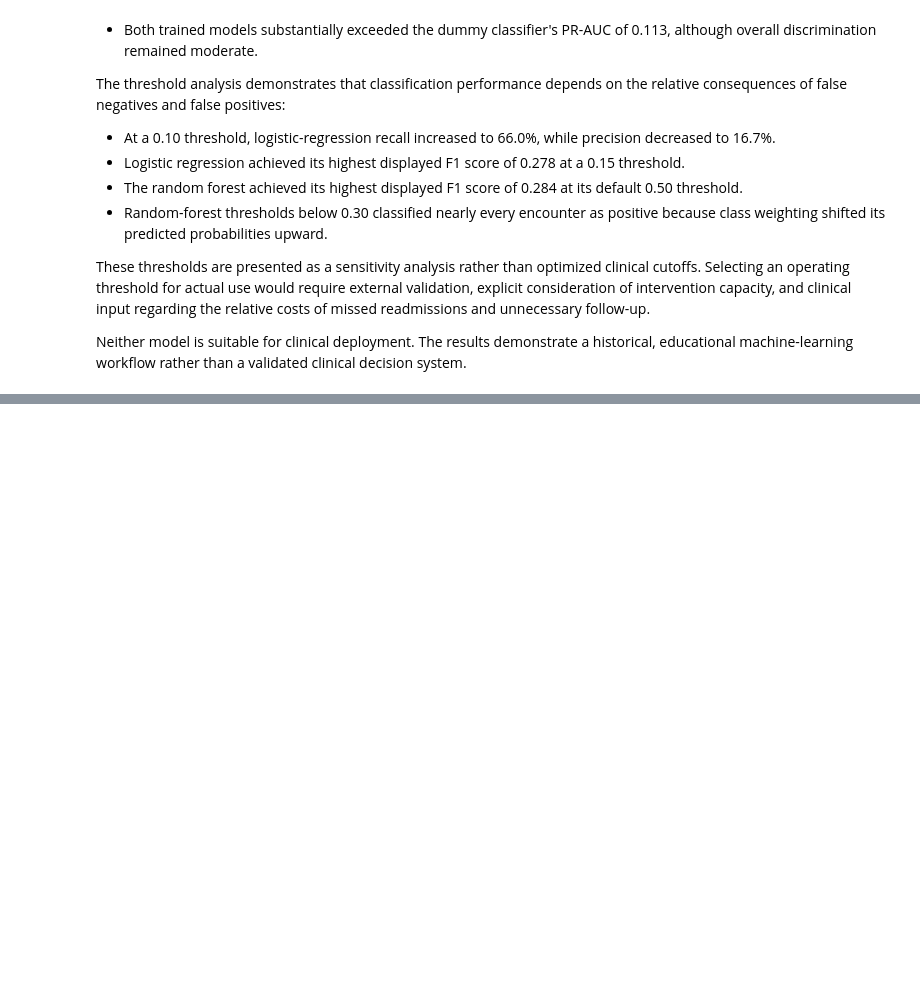
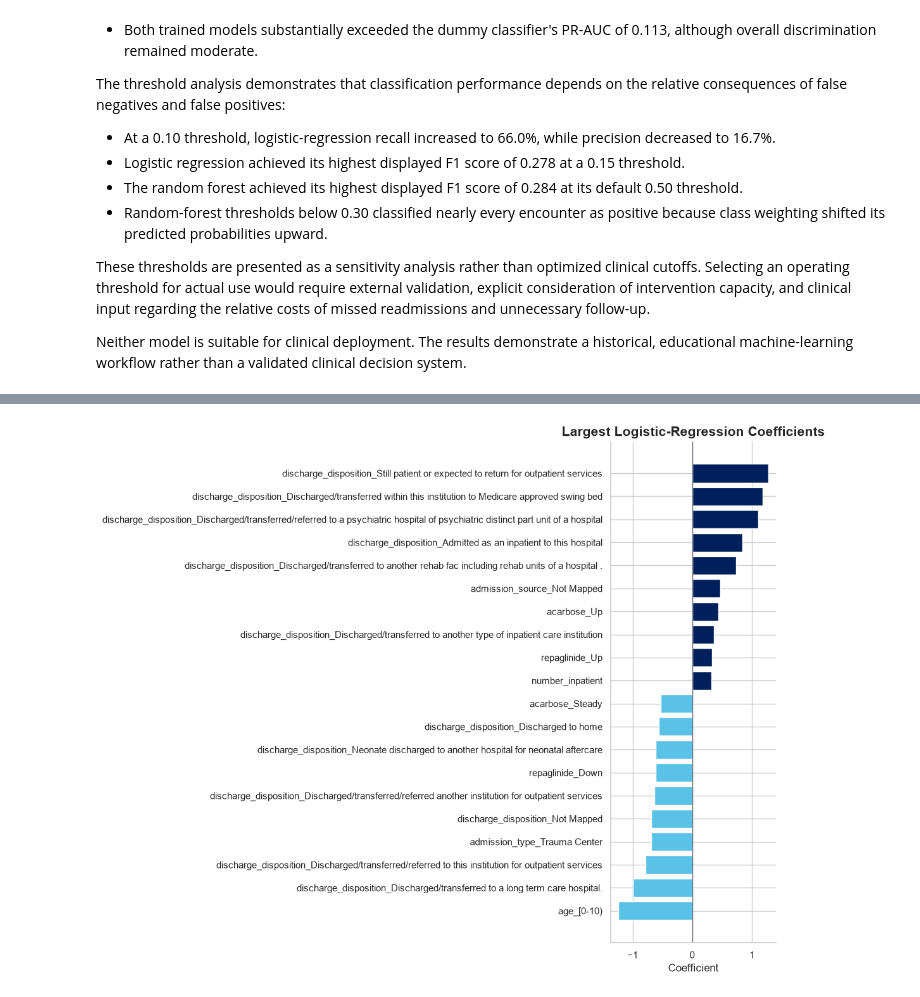
Before and after one commit to adanyabaileyportfolio/hospital_readmission_prediction, a Jupyter notebook: notebooks/03_modeling.ipynb, the cells around one changed output, grey strips where cells are left out. Cells and saved outputs as stored; diff of their text form; code cells hidden in the pictures; blank space fills up the shorter version.

```diff
--- a/notebooks/03_modeling.ipynb
+++ b/notebooks/03_modeling.ipynb
@@ -652,0 +734,41 @@ Neither model is suitable for clinical deployment. The results demonstrate a his
+# %%
+coefficient_plot_data = pd.concat([
+    top_positive_coefficients.head(10),
+    top_negative_coefficients.head(10)
+]).sort_values("coefficient")
+
+coefficient_colors = [
+    LIGHT_BLUE if value < 0 else VILLANOVA_NAVY
+    for value in coefficient_plot_data["coefficient"]
+]
+
+fig, ax = plt.subplots(figsize=(11, 9))
+
+ax.barh(
+    coefficient_plot_data["feature"],
+    coefficient_plot_data["coefficient"],
+    color=coefficient_colors
+)
+
+ax.axvline(0, color=GRAY, linewidth=1)
+
+ax.set_title(
+    "Largest Logistic-Regression Coefficients",
+    fontsize=15,
+    fontweight="bold"
+)
+ax.set_xlabel("Coefficient")
+ax.set_ylabel("")
+
+sns.despine()
+plt.tight_layout()
+
+plt.savefig(
+    figures_path / "logistic_regression_coefficients.png",
+    dpi=300,
+    bbox_inches="tight"
+)
+
+plt.show()
+# %% [output]
+[figure, added]
```
Also changed, not shown: parts of 9 cells of this notebook, 6 other files.
